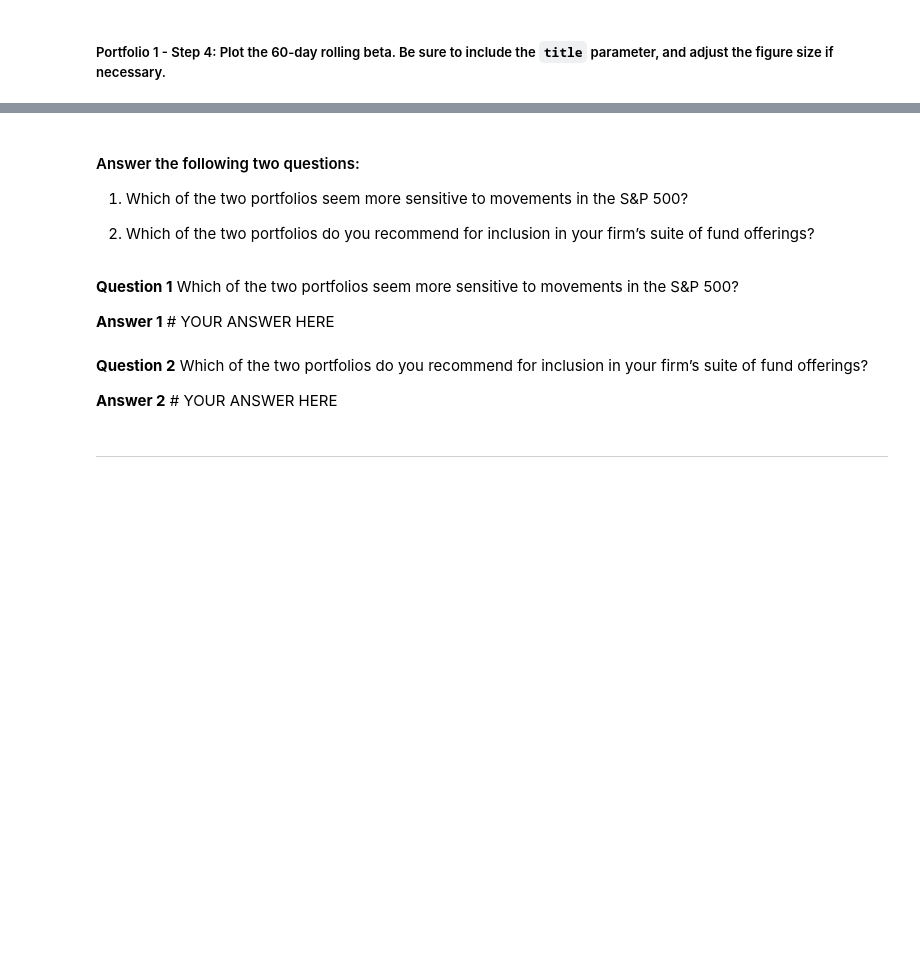
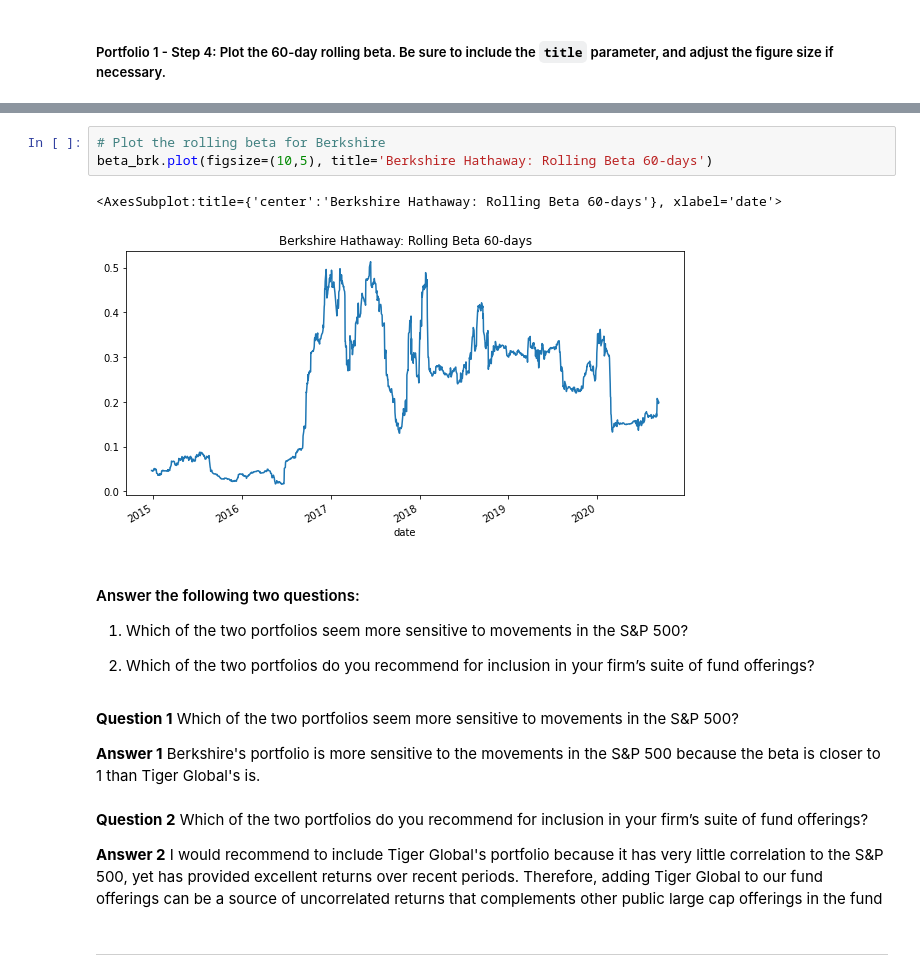
Before and after one commit to AquibaB/Analysis-investment-portfolio, a Jupyter notebook: risk_return_analysis.ipynb, the cells around one changed output, grey strips where cells are left out. Cells and saved outputs as stored; diff of their text form; blank space fills up the shorter version.

```diff
--- a/risk_return_analysis.ipynb
+++ b/risk_return_analysis.ipynb
@@ -468,3 +466,9 @@ dtype: float64
+# %%
+# Plot the rolling beta for Berkshire
+beta_brk.plot(figsize=(10,5), title='Berkshire Hathaway: Rolling Beta 60-days')
+# %% [output]
+<AxesSubplot:title={'center':'Berkshire Hathaway: Rolling Beta 60-days'}, xlabel='date'>
+[figure, added]
 # %% [markdown]
 #### Answer the following two questions:
 
@@ -474,10 +478,10 @@ dtype: float64
 # %% [markdown]
 **Question 1** Which of the two portfolios seem more sensitive to movements in the S&P 500?
 
-**Answer 1** # YOUR ANSWER HERE
+**Answer 1** Berkshire's portfolio is more sensitive to the movements in the S&P 500 because the beta is closer to 1 than Tiger Global's is.
 # %% [markdown]
 **Question 2** Which of the two portfolios do you recommend for inclusion in your firm’s suite of fund offerings?
 
-**Answer 2** # YOUR ANSWER HERE
+**Answer 2** I would recommend to include Tiger Global's portfolio because it has very little correlation to the S&P 500, yet has provided excellent returns over recent periods. Therefore, adding Tiger Global to our fund offerings can be a source of uncorrelated returns that complements other public large cap offerings in the fund
 # %% [markdown]
 ---
```
Also changed, not shown: parts of 16 cells of this notebook.
